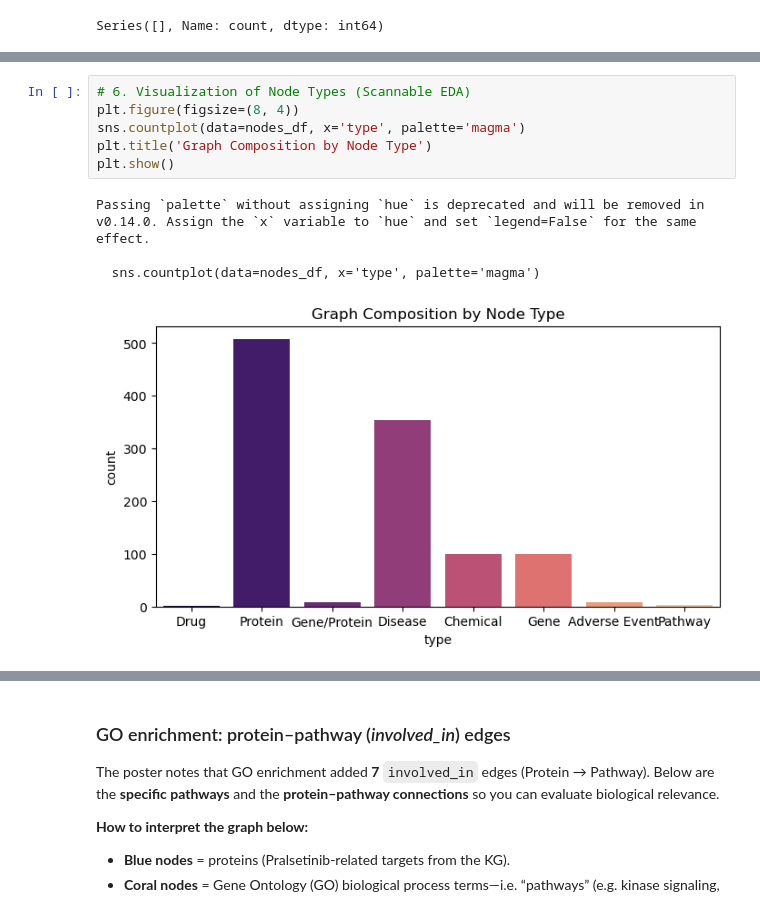
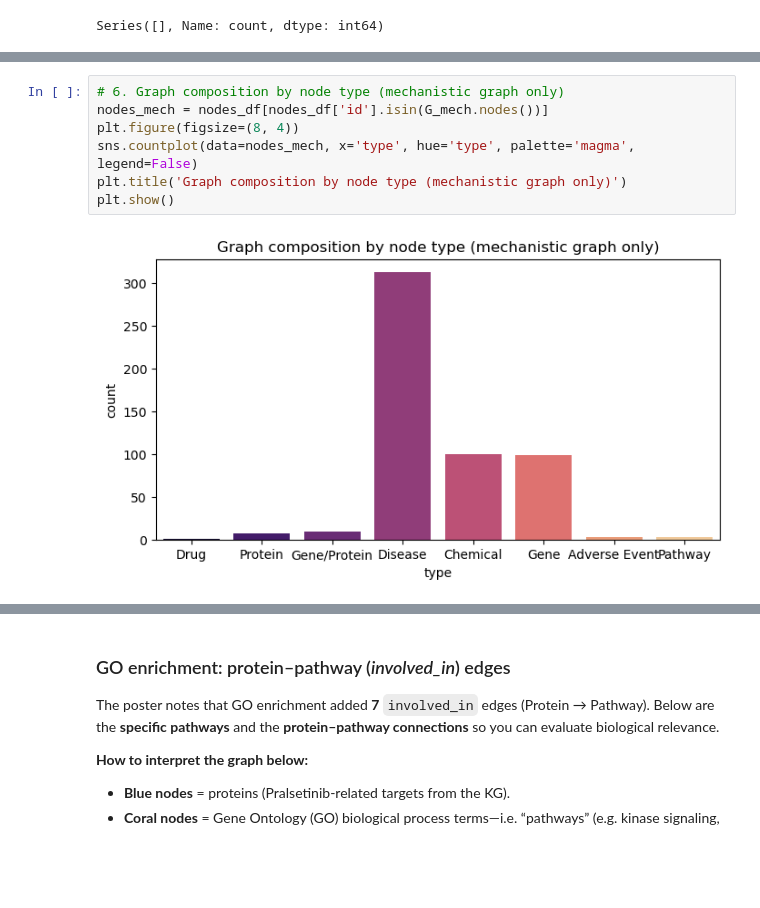
Before and after one commit to Ishaanbal/DSC180B-B23-Knowledge-Graph-and-Biomedical-Ontology, a Jupyter notebook: notebooks/eda.ipynb, the cells around one changed output, grey strips where cells are left out. Drawn from its saved outputs; the diff is of its cells as text; blank space fills up the shorter version.

```diff
--- a/notebooks/eda.ipynb
+++ b/notebooks/eda.ipynb
@@ -156,13 +186,11 @@ Searching for molecular mechanism for: Neutropenia
  SUCCESS: Pralsetinib --(6.5nM)--> FLT3 - fms related receptor tyrosine kinase 3 (human) --[assoc]--> Neutropenia
  SUCCESS: Pralsetinib --(35.0nM)--> KDR - kinase insert domain receptor (human) --[assoc]--> Neutropenia
 # %%
-# 6. Visualization of Node Types (Scannable EDA)
+# 6. Graph composition by node type (mechanistic graph only)
+nodes_mech = nodes_df[nodes_df['id'].isin(G_mech.nodes())]
 plt.figure(figsize=(8, 4))
-sns.countplot(data=nodes_df, x='type', palette='magma')
-plt.title('Graph Composition by Node Type')
+sns.countplot(data=nodes_mech, x='type', hue='type', palette='magma', legend=False)
+plt.title('Graph composition by node type (mechanistic graph only)')
 plt.show()
 # %% [output]
-Passing `palette` without assigning `hue` is deprecated and will be removed in v0.14.0. Assign the `x` variable to `hue` and set `legend=False` for the same effect.
-
-  sns.countplot(data=nodes_df, x='type', palette='magma')
-[figure, old version]
+[figure, new version]
```
Also changed, not shown: parts of 28 cells of this notebook.
